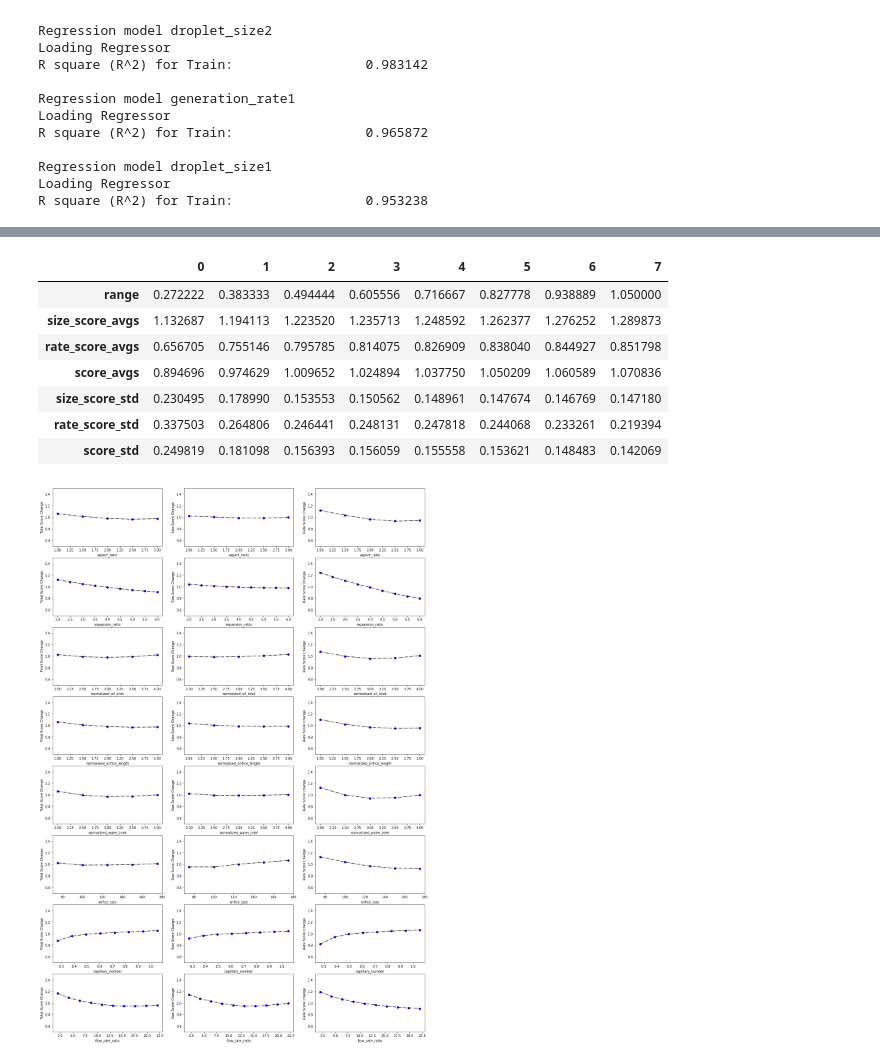
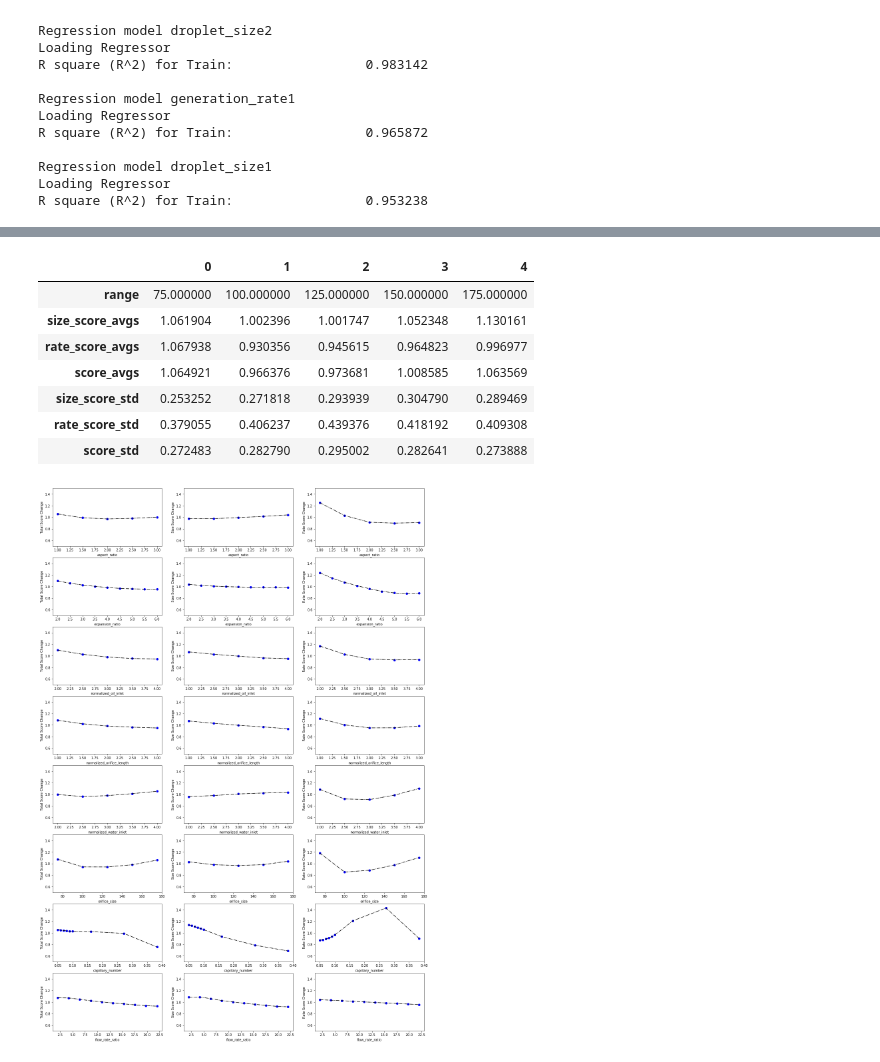
Before and after one commit to CIDARLAB/DAFD, a Jupyter notebook: robustness_analysis.ipynb, the cells around one changed output, grey strips where cells are left out. Cells and saved outputs as stored; diff of their text form; code cells hidden in the pictures.

Commit message:
Data generation completed, beginning repo cleanup

```diff
--- a/robustness_analysis.ipynb
+++ b/robustness_analysis.ipynb
@@ -102,12 +94,12 @@ test = test.loc[test.loc[:,"generation_rate"] < 500, :]
 
 test = test.loc[test.loc[:,"droplet_size"] > 25, :]
 test = test.loc[test.loc[:,"droplet_size"] < 250, :]
-test = test.loc[test.loc[:,"regime"] == 2, :]
-test = test.loc[test.loc[:,"capillary_number"] > .25, :]
+test = test.loc[test.loc[:,"regime"] == 1, :]
+test = test.loc[test.loc[:,"capillary_number"] < .28, :]
 
 
 all_results = test
 #all_results = all_results_old
-mean_score = all_results["score"].mean()
-mean_size_score = all_results["size_score"].mean()
-mean_rate_score = all_results["rate_score"].mean()
+mean_score = all_results["score_flow"].mean()
+mean_size_score = all_results["size_score_flow"].mean()
+mean_rate_score = all_results["rate_score_flow"].mean()
@@ -151,31 +124,36 @@ for col in meff_cols:
 
     for val in sweep_range:
         #size_avgs.append(size_normalized[all_results[col] == val].mean())
-        size_score_avgs.append(all_results.loc[all_results[col] == val, "size_score"].mean())
-        rate_score_avgs.append(all_results.loc[all_results[col] == val, "rate_score"].mean())
-        score_avgs.append(all_results.loc[all_results[col] == val, "score"].mean())
-        size_score_std.append(all_results.loc[all_results[col] == val, "size_score"].std())
-        rate_score_std.append(all_results.loc[all_results[col] == val, "rate_score"].std())
-        score_std.append(all_results.loc[all_results[col] == val, "score"].std())
+        size_score_avgs.append(all_results.loc[all_results[col] == val, "size_score_flow"].mean())
+        rate_score_avgs.append(all_results.loc[all_results[col] == val, "rate_score_flow"].mean())
+        score_avgs.append(all_results.loc[all_results[col] == val, "score_flow"].mean())
+        size_score_std.append(all_results.loc[all_results[col] == val, "size_score_flow"].std())
+        rate_score_std.append(all_results.loc[all_results[col] == val, "rate_score_flow"].std())
+        score_std.append(all_results.loc[all_results[col] == val, "score_flow"].std())
 
 
         #meff_vals[col] = {"range": sweep_range, "size_averages": size_avgs, "rate_averages": rate_avgs}
     meff_vals[col] = {"range": sweep_range, "size_score_avgs": size_score_avgs, "rate_score_avgs": rate_score_avgs, "score_avgs": score_avgs,
                       "size_score_std": size_score_std, "rate_score_std":rate_score_std, "score_std":score_std}
 # %%
-pd.DataFrame(meff_vals['capillary_number']).T
+pd.DataFrame(meff_vals['orifice_size']).T
 # %% [output]
-|  | 0 | 1 | 2 | 3 | 4 | 5 | 6 | 7 |
-| range | 0.272222 | 0.383333 | 0.494444 | 0.605556 | 0.716667 | 0.827778 | 0.938889 | 1.050000 |
-| size_score_avgs | 1.132687 | 1.194113 | 1.223520 | 1.235713 | 1.248592 | 1.262377 | 1.276252 | 1.289873 |
-| rate_score_avgs | 0.656705 | 0.755146 | 0.795785 | 0.814075 | 0.826909 | 0.838040 | 0.844927 | 0.851798 |
-| score_avgs | 0.894696 | 0.974629 | 1.009652 | 1.024894 | 1.037750 | 1.050209 | 1.060589 | 1.070836 |
-| size_score_std | 0.230495 | 0.178990 | 0.153553 | 0.150562 | 0.148961 | 0.147674 | 0.146769 | 0.147180 |
-| rate_score_std | 0.337503 | 0.264806 | 0.246441 | 0.248131 | 0.247818 | 0.244068 | 0.233261 | 0.219394 |
-| score_std | 0.249819 | 0.181098 | 0.156393 | 0.156059 | 0.155558 | 0.153621 | 0.148483 | 0.142069 |
+|  | 0 | 1 | 2 | 3 | 4 |
+| range | 75.000000 | 100.000000 | 125.000000 | 150.000000 | 175.000000 |
+| size_score_avgs | 1.061904 | 1.002396 | 1.001747 | 1.052348 | 1.130161 |
+| rate_score_avgs | 1.067938 | 0.930356 | 0.945615 | 0.964823 | 0.996977 |
+| score_avgs | 1.064921 | 0.966376 | 0.973681 | 1.008585 | 1.063569 |
+| size_score_std | 0.253252 | 0.271818 | 0.293939 | 0.304790 | 0.289469 |
+| rate_score_std | 0.379055 | 0.406237 | 0.439376 | 0.418192 | 0.409308 |
+| score_std | 0.272483 | 0.282790 | 0.295002 | 0.282641 | 0.273888 |
 # %%
 fig, axs = plt.subplots(8,3, figsize=[20,30])
+
 for i, param in enumerate(meff_vals.keys()):
+    mean_score = np.mean(meff_vals[param]["score_avgs"])
+    mean_size_score = np.mean(meff_vals[param]["size_score_avgs"])
+    mean_rate_score = np.mean(meff_vals[param]["rate_score_avgs"])
+
     param_range = meff_vals[param]["range"]
     score_normed =  meff_vals[param]["score_avgs"]/mean_score
     size_score_normed = meff_vals[param]["size_score_avgs"]/mean_size_score
@@ -186,34 +164,34 @@ for i, param in enumerate(meff_vals.keys()):
     rate_score_std_normed = meff_vals[param]["rate_score_std"]/mean_rate_score
 
 
 
     axs[i][0].plot(param_range, score_normed,"bo")
     #axs[i][0].errorbar(param_range, score_normed, yerr=score_std_normed, fmt="bo", ecolor="k", capsize=5)
     axs[i][0].plot(param_range, score_normed, "k-.")
 
     axs[i][0].set_xlabel(param)
     axs[i][0].set_ylabel("Total Score Change")
     axs[i][0].set_ylim([0.5, 1.5])
 
     #axs[i][1].errorbar(param_range, size_score_normed, yerr=size_score_std_normed, fmt="bo", ecolor="k", capsize=5)
     axs[i][1].plot(param_range, size_score_normed,"bo")
     axs[i][1].plot(param_range, size_score_normed, "k-.")
 
     axs[i][1].set_xlabel(param)
     axs[i][1].set_ylabel("Size Score Change")
     axs[i][1].set_ylim([0.5, 1.5])
 
     #axs[i][2].errorbar(param_range, rate_score_normed, yerr=rate_score_std_normed, fmt="bo", ecolor="k", capsize=5)
     axs[i][2].plot(param_range, rate_score_normed,"bo")
     axs[i][2].plot(param_range, rate_score_normed, "k-.")
 
     axs[i][2].set_xlabel(param)
     axs[i][2].set_ylabel("Rate Score Change")
     axs[i][2].set_ylim([0.5, 1.5])
 
 ##plt.savefig('Robust_MainEffect_Dripping.png')
 # %% [output]
-[figure, old version]
+[figure, new version]
 # %%
 from sklearn.feature_selection import f_regression, mutual_info_regression
 X = np.zeros([all_results.shape[0], len(meff_cols)])
```
Also changed, not shown: parts of 18 cells of this notebook, 5 other files.
